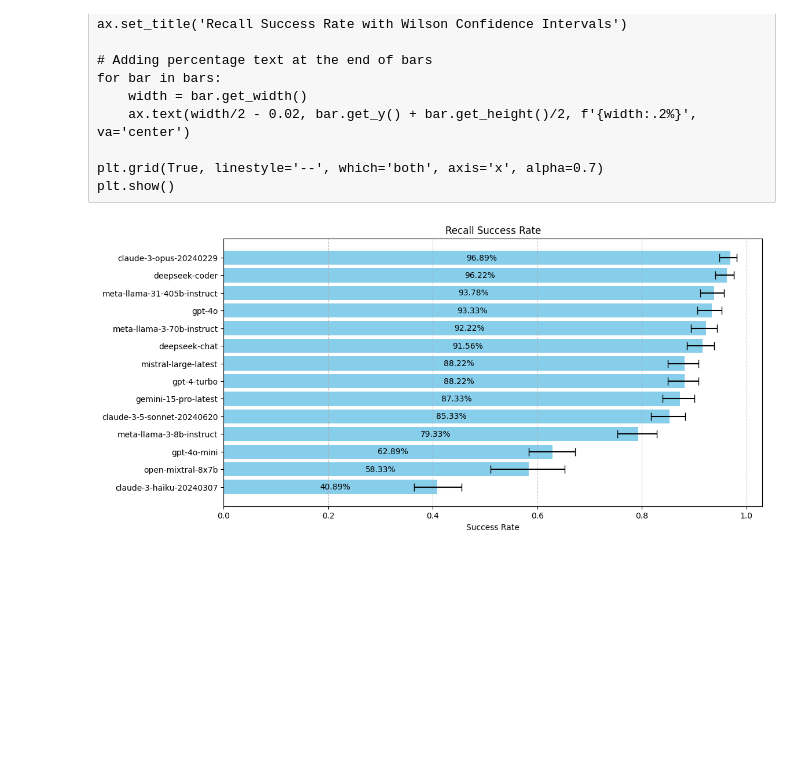
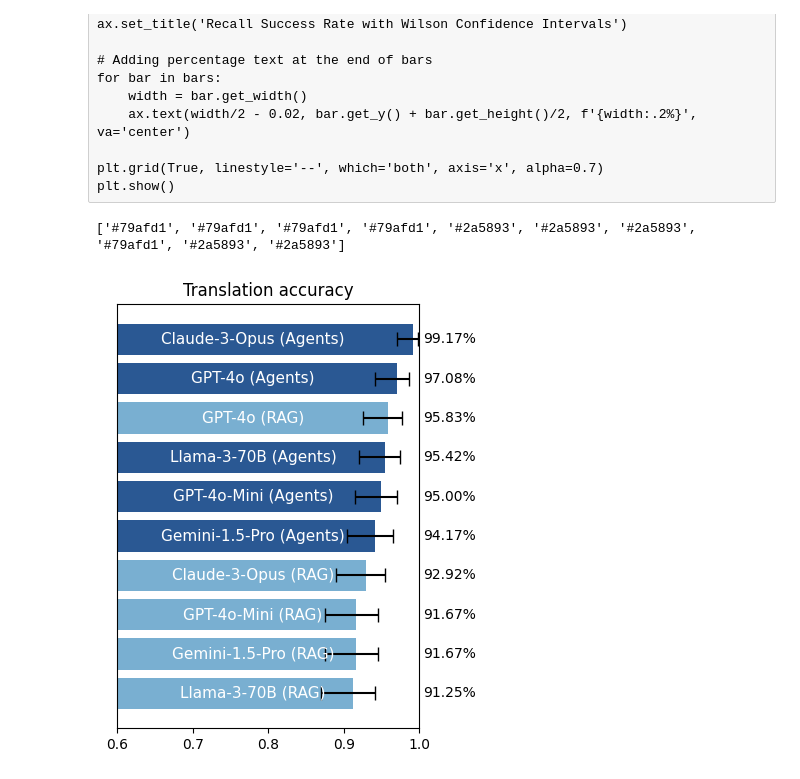
Before and after one commit to ShuxiangCao/LeeQ, a Jupyter notebook: benchmark/exp_recall/Embedding_benchmark_summary.ipynb, the cells around one changed output. Cells and saved outputs as stored; diff of their text form; code cells hidden in the pictures; blank space fills up the shorter version.

```diff
--- a/benchmark/exp_recall/Embedding_benchmark_summary.ipynb
+++ b/benchmark/exp_recall/Embedding_benchmark_summary.ipynb
@@ -9,8 +9,8 @@ from statsmodels.stats.proportion import proportion_confint
 all_json_data = []
 
 # Get the current directory
-current_directory = os.getcwd()
-
+#current_directory = os.getcwd() + "/result_with_procedures"
+current_directory = os.getcwd() + "/result"
 def flatten_results(results):
     flattened_results = []
     for key,val in results.items():
@@ -119,42 +135,82 @@ grouped = df.groupby(['model']).agg(
     total_count=('success_count', 'count')
 )
 
 # Applying the Wilson score confidence interval
 grouped['success_rate'] = grouped['success_count'] / grouped['total_count']
 
 
 # Applying the Wilson score confidence interval
 grouped['lower'], grouped['upper'] = zip(*grouped.apply(
     lambda x: proportion_confint(x['success_count'], x['total_count'], method='wilson'), axis=1
 ))
 
 from matplotlib import pyplot as plt
 
 # Sorting the DataFrame by success_rate in descending order
 grouped.sort_values('success_rate', ascending=True, inplace=True)
 
 # Error bars (distance from mean success rate to lower and upper confidence limits)
 grouped['error_lower'] = grouped['success_rate'] - grouped['lower']
 grouped['error_upper'] = grouped['upper'] - grouped['success_rate']
 errors = grouped[['error_lower', 'error_upper']].T.values
 
+label_map = {
+    "chatgpt-4o": "GPT-4o",
+    "gpt-4o": "GPT-4o",
+    "claude-3-opus": "Claude-3-Opus",
+    "meta-llama": "Llama-3-70B",
+    "gemini": "Gemini-1.5-Pro",
+    "gpt-4o-mini": "GPT-4o-Mini",
+}
+
+def make_label(x):
+    model_name = "error"
+    for key in label_map.keys():
+        if x.startswith(key):
+            model_name = label_map[key]
+    if "rag" in x:
+        model_name += " (RAG)"
+        if "rag-3" in x:
+            model_name += " (3)"
+        if "rag-4" in x:
+            model_name += " (4)"
+    else:
+        model_name += " (Agents)"
+    return model_name
+
 # Plotting
-fig, ax = plt.subplots(figsize=(12, 6))
-bar_labels = grouped.index.map(lambda x: f"{x}")  # Combine benchmark and model for labels
+fig, ax = plt.subplots(figsize=(4, 5))
+bar_labels = grouped.index.map(make_label)  # Combine benchmark and model for labels
+colors = list(map(lambda x: '#79afd1' if 'RAG' in x else '#2a5893', bar_labels))
+print(colors)
 
-bars = ax.barh(bar_labels, grouped['success_rate'], xerr=errors, color='skyblue', capsize=5)
-ax.set_xlabel('Success Rate')
-ax.set_title('Recall Success Rate')
+#plt.grid(True, linestyle='--', which='both', axis='x', alpha=0.7)
+bars = ax.barh(bar_labels, grouped['success_rate'], xerr=errors, capsize=5, color=colors)
+
+ax.set_title('Translation accuracy')
 
 # Adding percentage text at the end of bars
 for bar in bars:
     width = bar.get_width()
-    ax.text(width/2 - 0.02, bar.get_y() + bar.get_height()/2, f'{width:.2%}', va='center')
+    ax.text(1.005, bar.get_y() + bar.get_height()/2, f'{width:.2%}', va='center')
 
-plt.grid(True, linestyle='--', which='both', axis='x', alpha=0.7)
-plt.show()
+# set the x axis start from 0.6
+plt.xlim(0.6, 1)
+
+# hide y axis
+ax.get_yaxis().set_visible(False)
+
+# Display the bar_labels on the bar
+for i, bar in enumerate(bars):
+    ax.text(1-0.22, bar.get_y() + bar.get_height()/2-0.12, f'{bar_labels[i]}', horizontalalignment='center', color='white', fontsize=11)
+
+# tight layout
+plt.tight_layout()
+#plt.show()
+plt.savefig('./translation_success_rate.pdf')
 # %% [output]
+['#79afd1', '#79afd1', '#79afd1', '#79afd1', '#2a5893', '#2a5893', '#2a5893', '#79afd1', '#2a5893', '#2a5893']
-[figure, old version]
+[figure, new version]
 # %%
 grouped['total_count']
 # %% [output]
```
Also changed, not shown: parts of 2 cells of this notebook, 1 other file.
